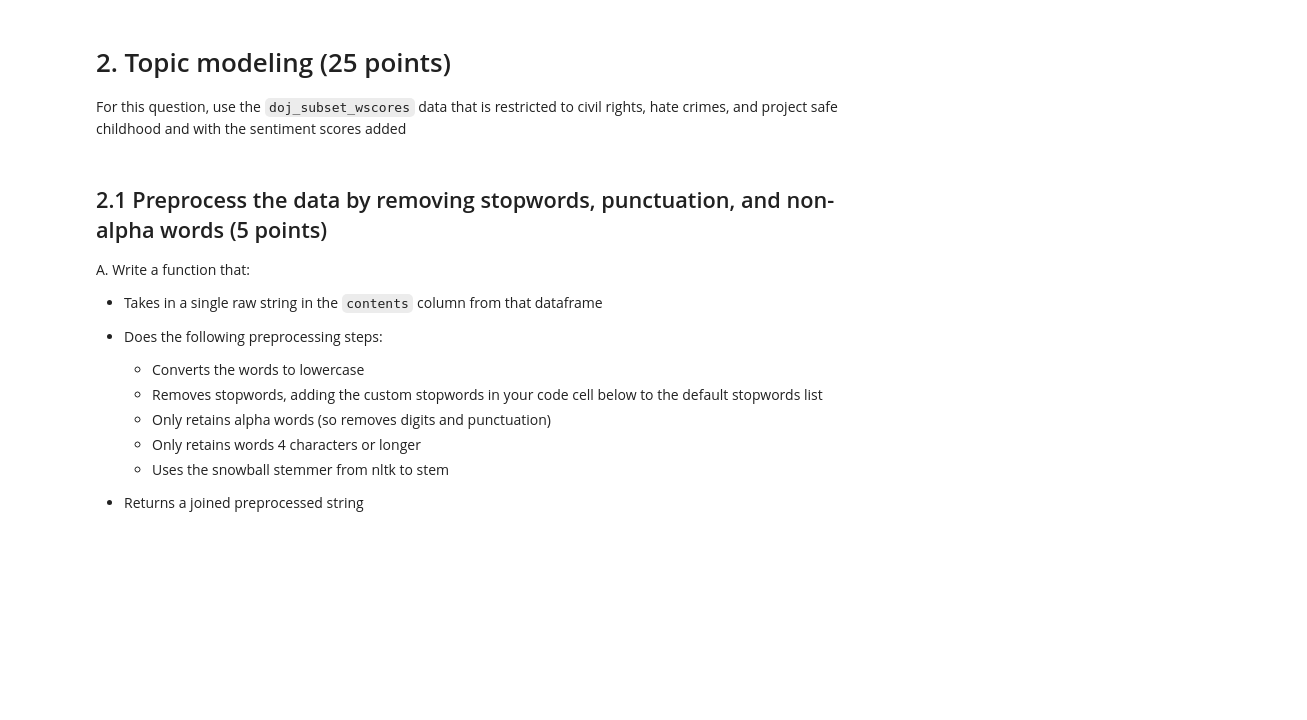
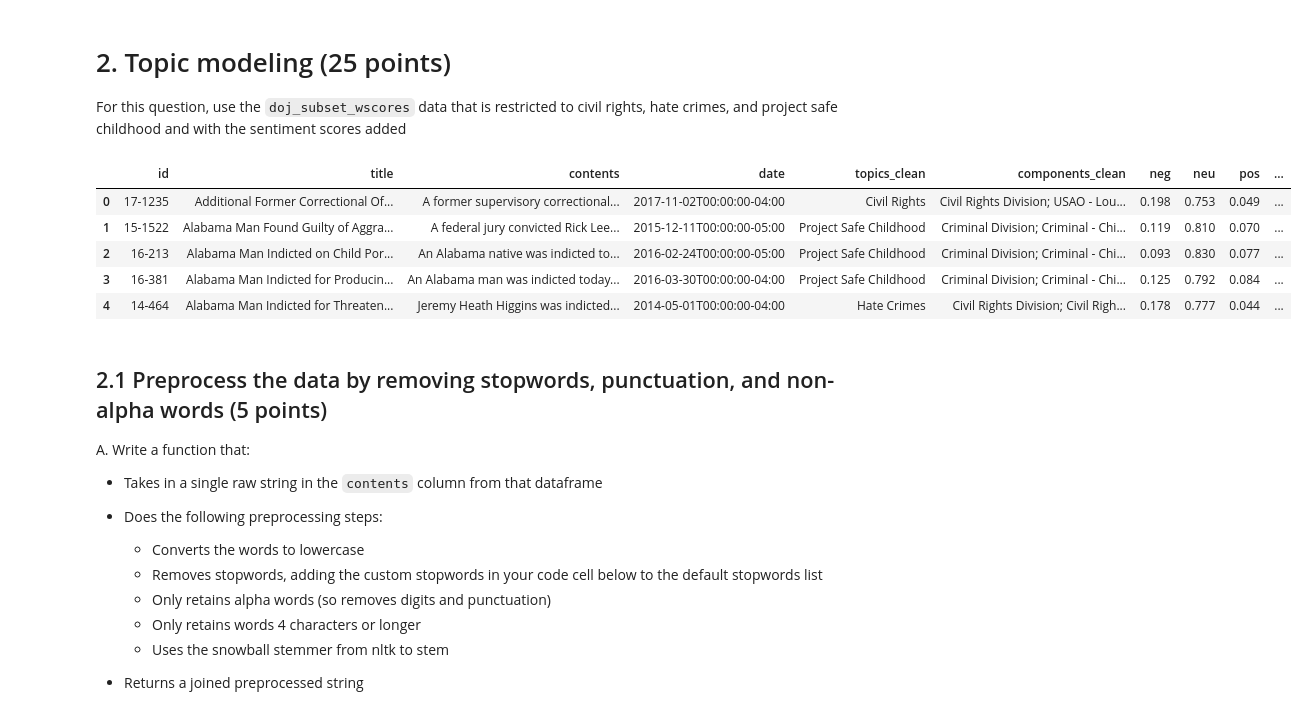
Before and after one commit to phoom28/QSS20_S25, a Jupyter notebook: problemsets/pset3/pset3_blank.ipynb, the cells around one changed output. Cells and saved outputs as stored; diff of their text form; code cells hidden in the pictures; blank space fills up the shorter version.

```diff
--- a/problemsets/pset3/pset3_blank.ipynb
+++ b/problemsets/pset3/pset3_blank.ipynb
@@ -212,17 +212,19 @@ Apply that function to each of the press releases in `doj_subset`.
 - A function + list comprehension to execute will takes about 30 seconds on a respectable local machine and about 2 mins on jhub; if it's taking a very long time, you may want to check your code for inefficiencies. If you can't fix those, for partial credit on this part/full credit on remainder, you can take a small random sample of the 717
 # %%
 ## your code here to define function
-
 def func(text):
     sent_obj = SentimentIntensityAnalyzer()
     sub = nlp(text)
     entities = set(ent.text for ent in sub.ents)
-    pattern = r'\b(?:' + '|'.join(re.escape(ent) for ent in entities) + r')\b'
-    cleaned_text = re.sub(pattern, '', text)
+
+    cleaned_text = text
+
+    for ent in entities:
+        pattern = re.escape(ent)  # make it safe
+        cleaned_text = re.sub(pattern, '', cleaned_text)
 
     sentiment = sent_obj.polarity_scores(cleaned_text)
     return sentiment
 # %%
 ## your code here executing the function
-doj_subset.contents.apply(func)
-doj_sebset
+doj_func = doj_subset.contents.apply(func)
@@ -250,0 +237,9 @@ Notes:
+# %%
+## your code here
+doj_func
+
+doj_subset_sent = pd.DataFrame(doj_func.tolist())
+doj_subset_wscore = pd.concat([doj_subset.reset_index(drop=True),doj_subset_sent],axis=1)
+doj_filt = doj_subset_wscore.sort_values("neg",ascending=False)
+doj_filt.head(2)
+doj_filt[['id','contents','neg']]
@@ -258,6 +300,15 @@ E. Add a 1 sentence interpretation of why we might see the variation in scores (
 # 2. Topic modeling (25 points)
 
 For this question, use the `doj_subset_wscores` data that is restricted to civil rights, hate crimes, and project safe childhood and with the sentiment scores added
+# %%
+doj_subset_wscore.head()
+# %% [output]
+|  | id | title | contents | date | topics_clean | components_clean | neg | neu | pos | ... |
+| 0 | 17-1235 | Additional Former Correctional Of... | A former supervisory correctional... | 2017-11-02T00:00:00-04:00 | Civil Rights | Civil Rights Division; USAO - Lou... | 0.198 | 0.753 | 0.049 | ... |
+| 1 | 15-1522 | Alabama Man Found Guilty of Aggra... | A federal jury convicted Rick Lee... | 2015-12-11T00:00:00-05:00 | Project Safe Childhood | Criminal Division; Criminal - Chi... | 0.119 | 0.810 | 0.070 | ... |
+| 2 | 16-213 | Alabama Man Indicted on Child Por... | An Alabama native was indicted to... | 2016-02-24T00:00:00-05:00 | Project Safe Childhood | Criminal Division; Criminal - Chi... | 0.093 | 0.830 | 0.077 | ... |
+| 3 | 16-381 | Alabama Man Indicted for Producin... | An Alabama man was indicted today... | 2016-03-30T00:00:00-04:00 | Project Safe Childhood | Criminal Division; Criminal - Chi... | 0.125 | 0.792 | 0.084 | ... |
+| 4 | 14-464 | Alabama Man Indicted for Threaten... | Jeremy Heath Higgins was indicted... | 2014-05-01T00:00:00-04:00 | Hate Crimes | Civil Rights Division; Civil Righ... | 0.178 | 0.777 | 0.044 | ... |
 # %% [markdown]
 ## 2.1 Preprocess the data by removing stopwords, punctuation, and non-alpha words (5 points)
 
```
Also changed, not shown: parts of 16 cells of this notebook.
